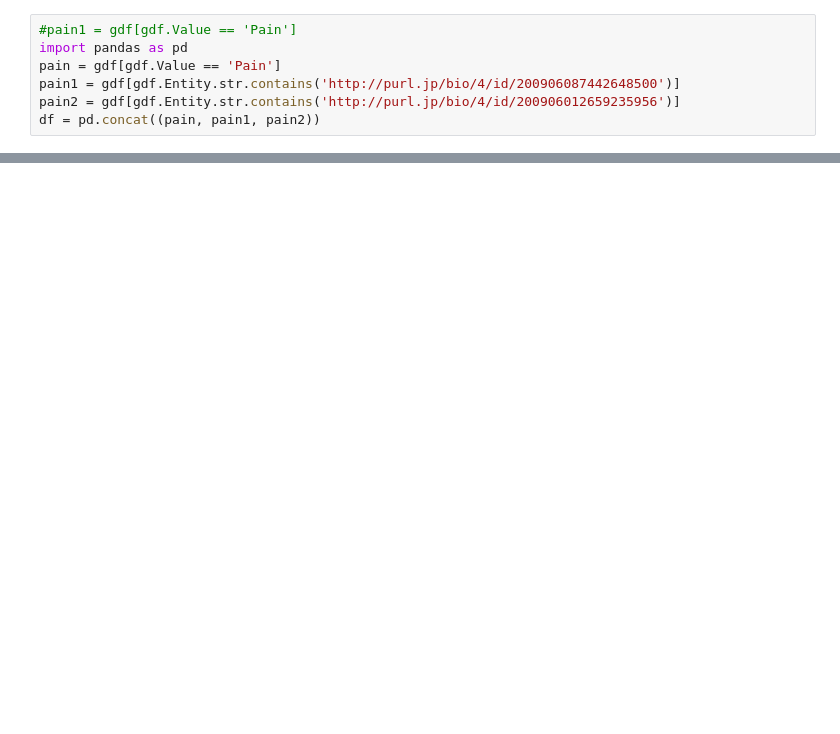
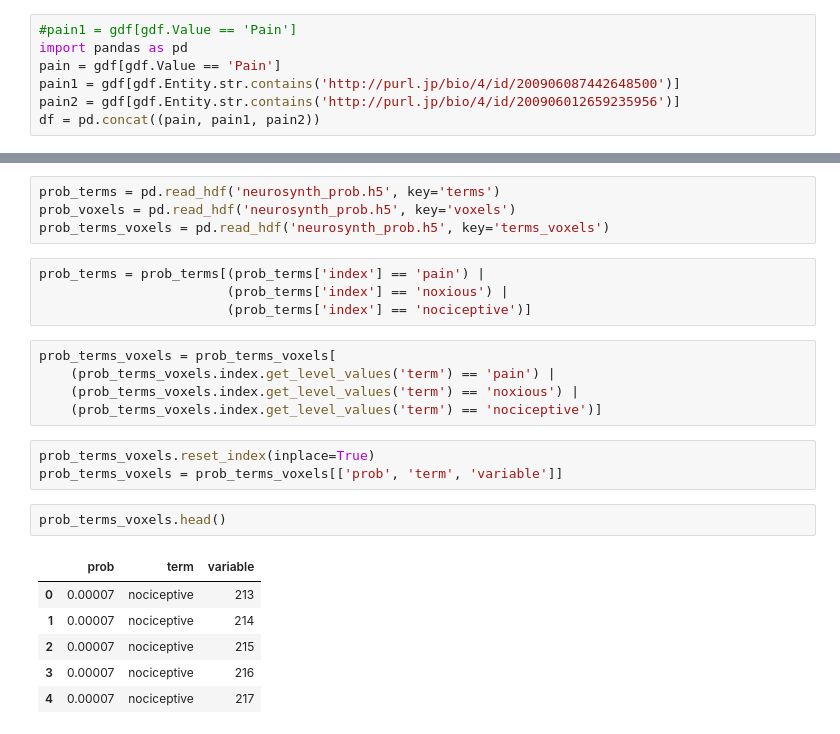
Before and after one commit to gzanitti/NeuroLang, a Jupyter notebook: examples/Example - Auditory - Prob-Copy2.ipynb, the cells around one changed output, grey strips where cells are left out. Saved outputs shown, nothing was run; the diff lists cells and outputs as text; blank space fills up the shorter version.

```diff
--- a/examples/Example - Auditory - Prob-Copy2.ipynb
+++ b/examples/Example - Auditory - Prob-Copy2.ipynb
@@ -1214,0 +1167,25 @@ datalog_program = onto.parse_ontology(nl.solver)
+# %%
+prob_terms = pd.read_hdf('neurosynth_prob.h5', key='terms')
+prob_voxels = pd.read_hdf('neurosynth_prob.h5', key='voxels')
+prob_terms_voxels = pd.read_hdf('neurosynth_prob.h5', key='terms_voxels')
+# %%
+prob_terms = prob_terms[(prob_terms['index'] == 'pain') |
+                        (prob_terms['index'] == 'noxious') |
+                        (prob_terms['index'] == 'nociceptive')]
+# %%
+prob_terms_voxels = prob_terms_voxels[
+    (prob_terms_voxels.index.get_level_values('term') == 'pain') |
+    (prob_terms_voxels.index.get_level_values('term') == 'noxious') |
+    (prob_terms_voxels.index.get_level_values('term') == 'nociceptive')]
+# %%
+prob_terms_voxels.reset_index(inplace=True)
+prob_terms_voxels = prob_terms_voxels[['prob', 'term', 'variable']]
+# %%
+prob_terms_voxels.head()
+# %% [output]
+|  | prob | term | variable |
+| 0 | 0.00007 | nociceptive | 213 |
+| 1 | 0.00007 | nociceptive | 214 |
+| 2 | 0.00007 | nociceptive | 215 |
+| 3 | 0.00007 | nociceptive | 216 |
+| 4 | 0.00007 | nociceptive | 217 |
```
Also changed, not shown: parts of 48 cells of this notebook, 1 other file.
